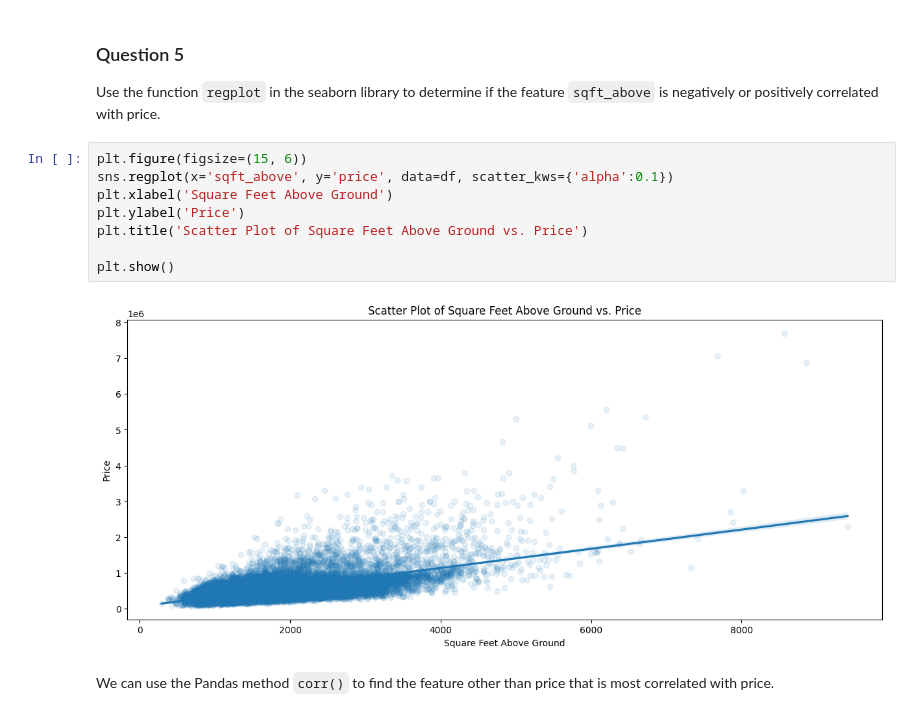
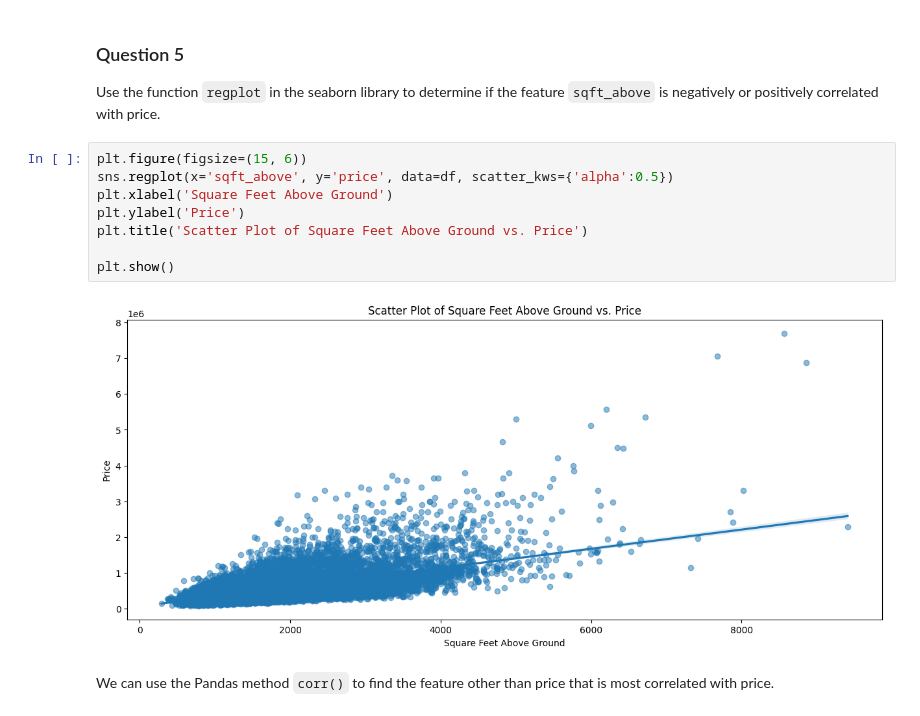
Before and after one commit to mrwoodzi/Data_Science_Certs_Progress, a Jupyter notebook: IBM_Data_Analytics_Professional_Cert/Projects/Final_Data_Analysis_Python.ipynb, the cells around one changed output. Saved outputs shown, nothing was run; the diff lists cells and outputs as text.

Commit message:
Finished Final for Data Analysis with Python

```diff
--- a/IBM_Data_Analytics_Professional_Cert/Projects/Final_Data_Analysis_Python.ipynb
+++ b/IBM_Data_Analytics_Professional_Cert/Projects/Final_Data_Analysis_Python.ipynb
@@ -183,14 +197,14 @@ plt.show()
 Use the function <code>regplot</code>  in the seaborn library  to  determine if the feature <code>sqft_above</code> is negatively or positively correlated with price.
 # %%
 plt.figure(figsize=(15, 6))
-sns.regplot(x='sqft_above', y='price', data=df, scatter_kws={'alpha':0.1})
+sns.regplot(x='sqft_above', y='price', data=df, scatter_kws={'alpha':0.5})
 plt.xlabel('Square Feet Above Ground')
 plt.ylabel('Price')
 plt.title('Scatter Plot of Square Feet Above Ground vs. Price')
 
 plt.show()
 # %% [output]
-[figure, old version]
+[figure, new version]
 # %% [markdown]
 We can use the Pandas method <code>corr()</code>  to find the feature other than price that is most correlated with price.
 # %%
```
Also changed, not shown: parts of 10 cells of this notebook, 1 other file.
